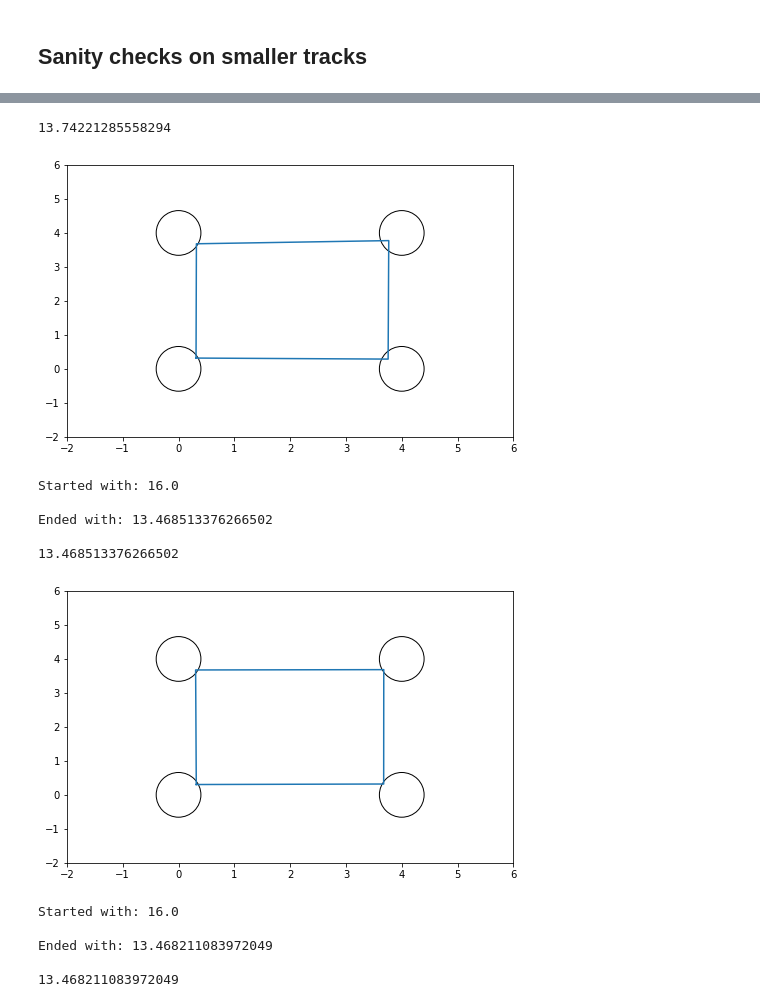
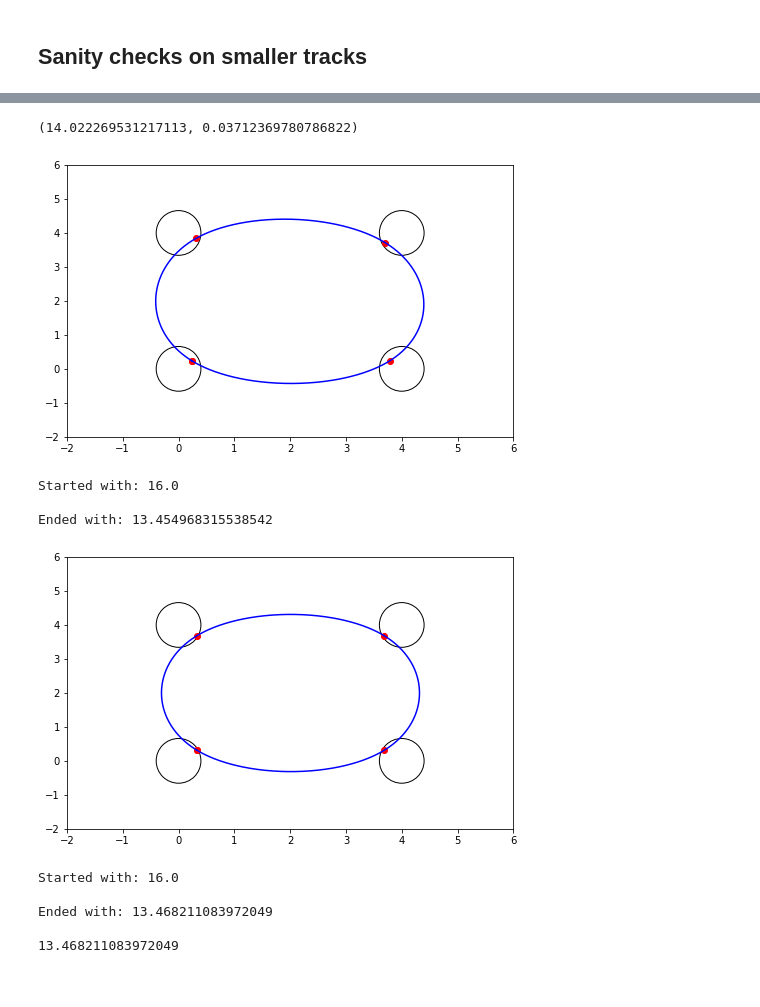
Before and after one commit to abhisheknaik96/racing-line-optimization, a Jupyter notebook: racing_line.ipynb, the cells around one changed output, grey strips where cells are left out. Saved outputs shown, nothing was run; the diff lists cells and outputs as text; code cells hidden in the pictures.

```diff
--- a/racing_line.ipynb
+++ b/racing_line.ipynb
@@ -64,9 +64,11 @@ def racing_line_length_full(points_except_last, params={}):
     return length
 
 def _angle_between(vector1, vector2):
-        vector1_unit = vector1 / np.linalg.norm(vector1)
-        vector2_unit = vector2 / np.linalg.norm(vector2)
-        return np.arccos(np.clip(np.dot(vector1_unit, vector2_unit), -1.0, 1.0))
+    vector1_unit = vector1 / np.linalg.norm(vector1)
+    vector2_unit = vector2 / np.linalg.norm(vector2)
+    angle = np.arccos(np.clip(np.dot(vector1_unit, vector2_unit), -1.0, 1.0))
+    sign = np.sign(np.cross(vector1_unit, vector2_unit))
+    return angle * sign
 
 def sum_of_angles(points_except_last, params={}):
     num_points = len(points_except_last)
@@ -262,25 +281,24 @@ draw_track_and_racing_line(track_points, track_points, track_width, xlims=(-2,6)
 # %%
 # Compute shortest racing line using the random-perturbation algorithm
 
 shortest_racing_line, _ = opt_random_perturbation(track_points, spread=0.8, iterations=100000)
-draw_track_and_racing_line(track_points, shortest_racing_line, track_width, xlims=(-2,6), ylims=(-2,6))
+draw_track_and_racing_line(track_points, shortest_racing_line, track_width, xlims=(-2,6), ylims=(-2,6), smooth=True)
+print(_length_and_angles(shortest_racing_line))
 # %% [output]
-13.74221285558294
+(14.022269531217113, 0.03712369780786822)
-[figure, old version]
+[figure, new version]
 # %%
 # Compute shortest racing line using the iterative-improvement algorithm
 
 shortest_racing_line = opt_iterative_improvement(track_points, compute_cost=racing_line_length_full,
                                                  spread=0.8, iterations=1000,
                                                  debug=False, debug_iter=1)
-draw_track_and_racing_line(track_points, shortest_racing_line, track_width, xlims=(-2,6), ylims=(-2,6))
+draw_track_and_racing_line(track_points, shortest_racing_line, track_width, xlims=(-2,6), ylims=(-2,6), smooth=True)
 # %% [output]
 Started with: 16.0
 
-Ended with: 13.468513376266502
-
-13.468513376266502
+Ended with: 13.454968315538542
-[figure, old version]
+[figure, new version]
 # %%
 # Compute shortest racing line using the iterative-improvement algorithm
 init_cost = _length_and_angles(track_points)
```
Also changed, not shown: parts of 24 cells of this notebook.
